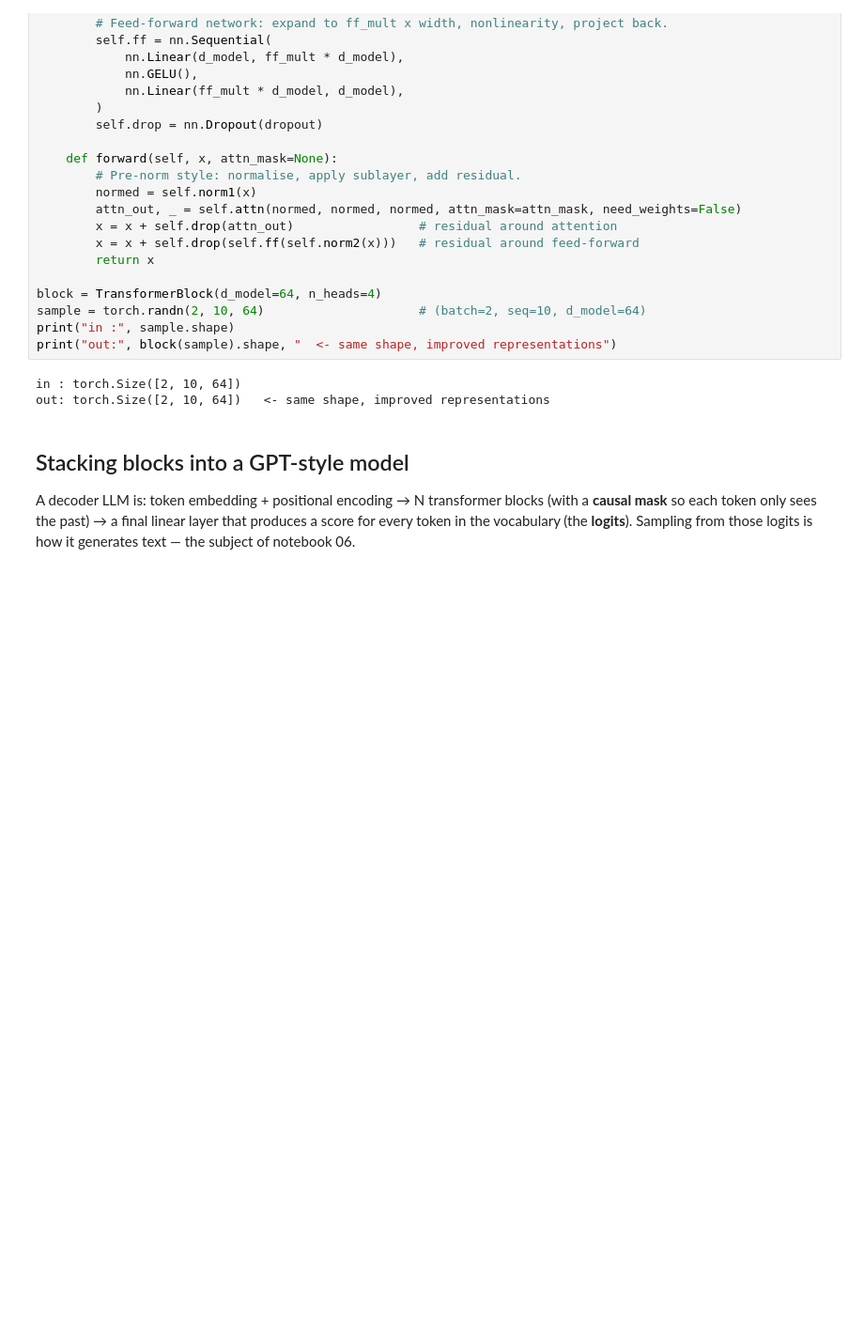
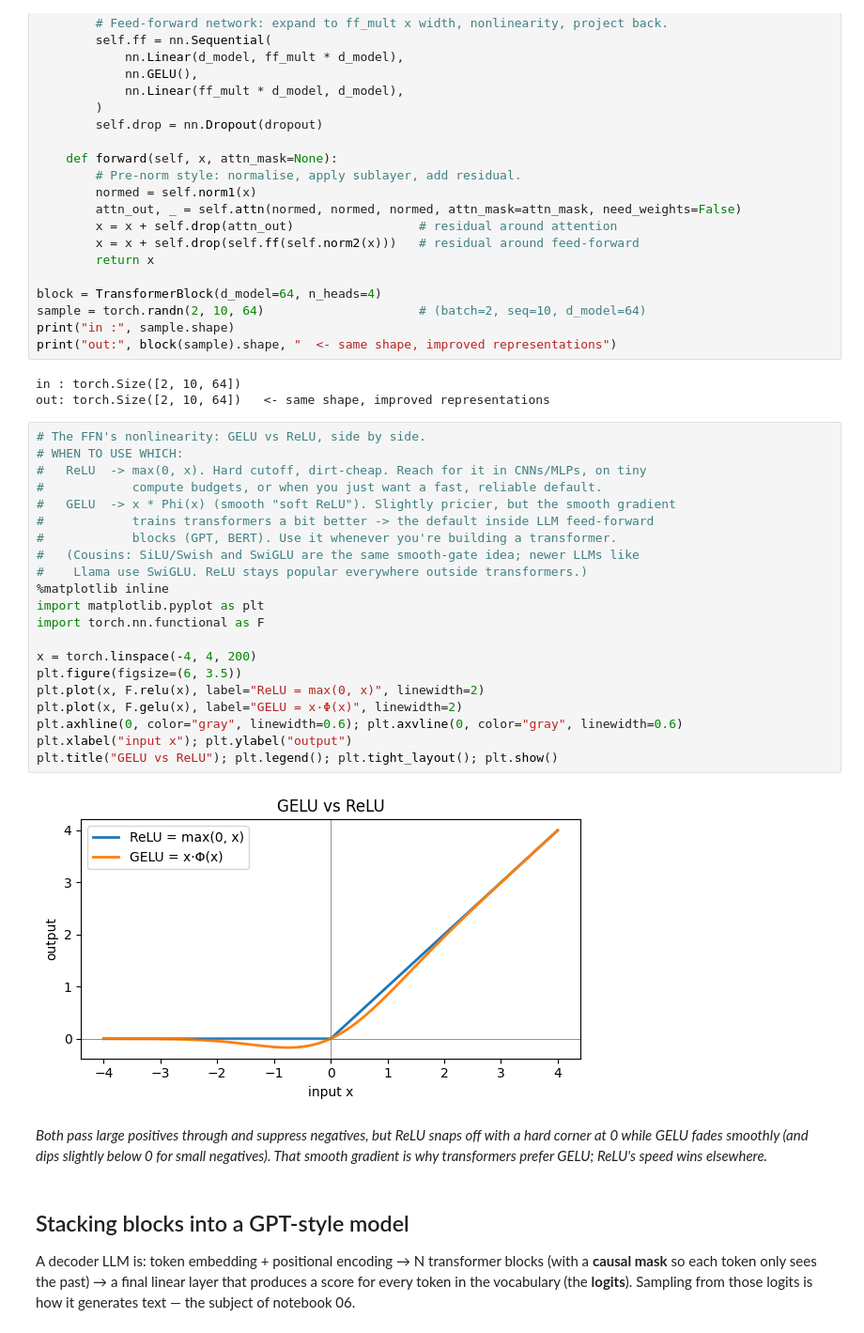
Before and after one commit to itaizg/rag-learning, a Jupyter notebook: 01_foundations/05_transformer_architecture.ipynb, the cells around one changed output. Shown at 94% size. Cells and saved outputs as stored; diff of their text form; blank space fills up the shorter version.

```diff
--- a/01_foundations/05_transformer_architecture.ipynb
+++ b/01_foundations/05_transformer_architecture.ipynb
@@ -113,6 +192,31 @@ print("out:", block(sample).shape, "  <- same shape, improved representations")
 # %% [output]
 in : torch.Size([2, 10, 64])
 out: torch.Size([2, 10, 64])   <- same shape, improved representations
+# %%
+# The FFN's nonlinearity: GELU vs ReLU, side by side.
+# WHEN TO USE WHICH:
+#   ReLU  -> max(0, x). Hard cutoff, dirt-cheap. Reach for it in CNNs/MLPs, on tiny
+#            compute budgets, or when you just want a fast, reliable default.
+#   GELU  -> x * Phi(x) (smooth "soft ReLU"). Slightly pricier, but the smooth gradient
+#            trains transformers a bit better -> the default inside LLM feed-forward
+#            blocks (GPT, BERT). Use it whenever you're building a transformer.
+#   (Cousins: SiLU/Swish and SwiGLU are the same smooth-gate idea; newer LLMs like
+#    Llama use SwiGLU. ReLU stays popular everywhere outside transformers.)
+%matplotlib inline
+import matplotlib.pyplot as plt
+import torch.nn.functional as F
+
+x = torch.linspace(-4, 4, 200)
+plt.figure(figsize=(6, 3.5))
+plt.plot(x, F.relu(x), label="ReLU = max(0, x)", linewidth=2)
+plt.plot(x, F.gelu(x), label="GELU = x·Φ(x)", linewidth=2)
+plt.axhline(0, color="gray", linewidth=0.6); plt.axvline(0, color="gray", linewidth=0.6)
+plt.xlabel("input x"); plt.ylabel("output")
+plt.title("GELU vs ReLU"); plt.legend(); plt.tight_layout(); plt.show()
+# %% [output]
+[figure, added]
+# %% [markdown]
+*Both pass large positives through and suppress negatives, but ReLU snaps off with a hard corner at 0 while GELU fades smoothly (and dips slightly below 0 for small negatives). That smooth gradient is why transformers prefer GELU; ReLU's speed wins elsewhere.*
 # %% [markdown]
 ## Stacking blocks into a GPT-style model
 
```
Also changed, not shown: parts of 4 cells of this notebook, 5 other files.
